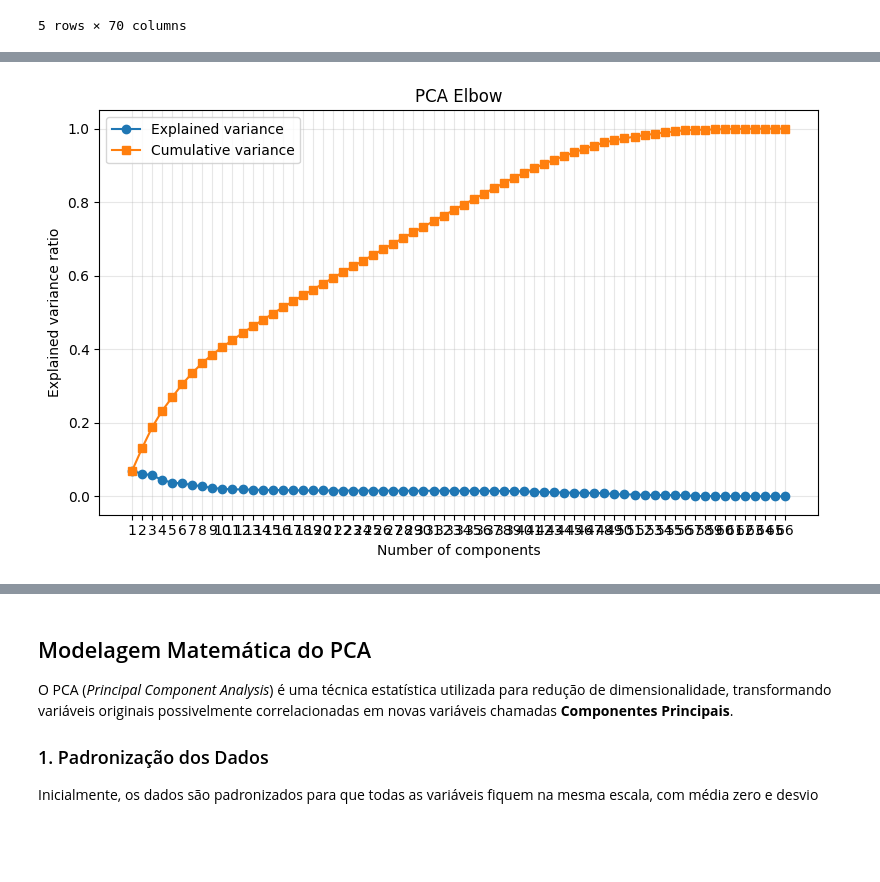
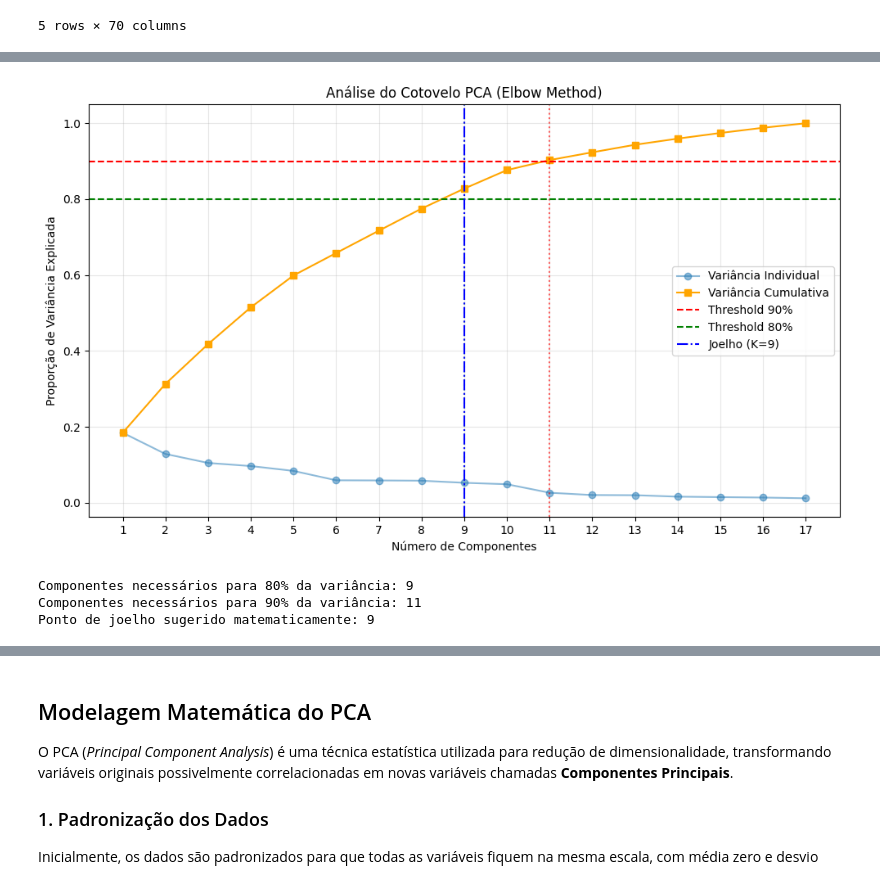
Before and after one commit to Last-Mile-Optimization/backend, a Jupyter notebook: modelo/PCA.ipynb, the cells around one changed output, grey strips where cells are left out. Saved outputs shown, nothing was run; the diff lists cells and outputs as text; code cells hidden in the pictures; blank space fills up the shorter version.

Commit message:
Adição do split da arvore de decisão, criação de um arquivo para corrigir a arvore de decisão, e atualizaçãom do PCA

```diff
--- a/modelo/PCA.ipynb
+++ b/modelo/PCA.ipynb
@@ -195,19 +249,48 @@ fig3d.show()
 # %%
 # PCA elbow: variance explained by each component
+from kneed import KneeLocator
+
 pca_elbow = PCA().fit(df_scaled)
 explained = pca_elbow.explained_variance_ratio_
 cumulative = np.cumsum(explained)
 
-plt.figure(figsize=(8, 5))
-plt.plot(range(1, len(explained) + 1), explained, marker='o', label='Explained variance')
-plt.plot(range(1, len(cumulative) + 1), cumulative, marker='s', label='Cumulative variance')
-plt.xlabel('Number of components')
-plt.ylabel('Explained variance ratio')
-plt.title('PCA Elbow')
+# Identificação automática do "cotovelo" usando a biblioteca kneed
+# kneedle_explained = KneeLocator(range(1, len(explained) + 1), explained, S=1.0, curve='convex', direction='decreasing')
+kneedle_cumulative = KneeLocator(range(1, len(cumulative) + 1), cumulative, S=1.0, curve='concave', direction='increasing')
+
+n_90 = np.searchsorted(cumulative, 0.90) + 1
+n_80 = np.searchsorted(cumulative, 0.80) + 1
+
+plt.figure(figsize=(10, 6))
+plt.plot(range(1, len(explained) + 1), explained, marker='o', label='Variância Individual', alpha=0.5)
+plt.plot(range(1, len(cumulative) + 1), cumulative, marker='s', label='Variância Cumulativa', color='orange')
+
+# Linhas de referência para 80% e 90%
+plt.axhline(y=0.90, color='r', linestyle='--', label='Threshold 90%')
+plt.axvline(x=n_90, color='r', linestyle=':', alpha=0.6)
+plt.axhline(y=0.80, color='g', linestyle='--', label='Threshold 80%')
+plt.axvline(x=n_80, color='g', linestyle=':', alpha=0.6)
+
+if kneedle_cumulative.knee:
+    plt.axvline(x=kneedle_cumulative.knee, color='blue', linestyle='-.', label=f'Joelho (K={kneedle_cumulative.knee})')
+
+plt.xlabel('Número de Componentes')
+plt.ylabel('Proporção de Variância Explicada')
+plt.title('Análise do Cotovelo PCA (Elbow Method)')
 plt.xticks(range(1, len(explained) + 1))
 plt.grid(True, alpha=0.3)
 plt.legend()
 plt.tight_layout()
 plt.show()
+
+print(f"Componentes necessários para 80% da variância: {n_80}")
+print(f"Componentes necessários para 90% da variância: {n_90}")
+if kneedle_cumulative.knee:
+    print(f"Ponto de joelho sugerido matematicamente: {kneedle_cumulative.knee}")
+else:
+    print("Não foi possível detectar um ponto de joelho claro (curva muito linear).")
 # %% [output]
-[figure, old version]
+[figure, new version]
+Componentes necessários para 80% da variância: 9
+Componentes necessários para 90% da variância: 11
+Ponto de joelho sugerido matematicamente: 9
```
Also changed, not shown: parts of 8 cells of this notebook.
